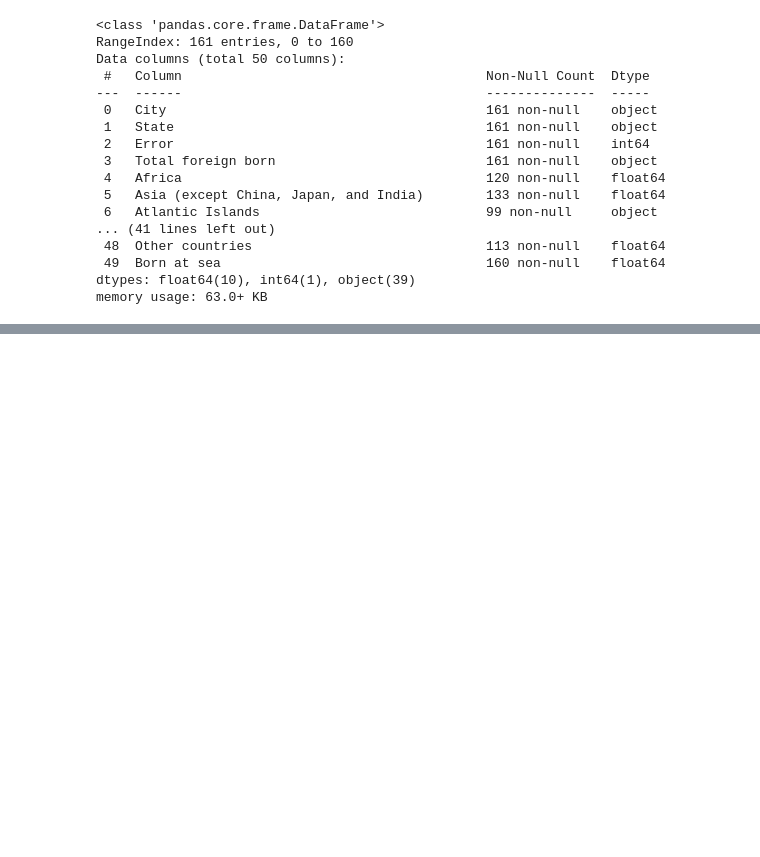
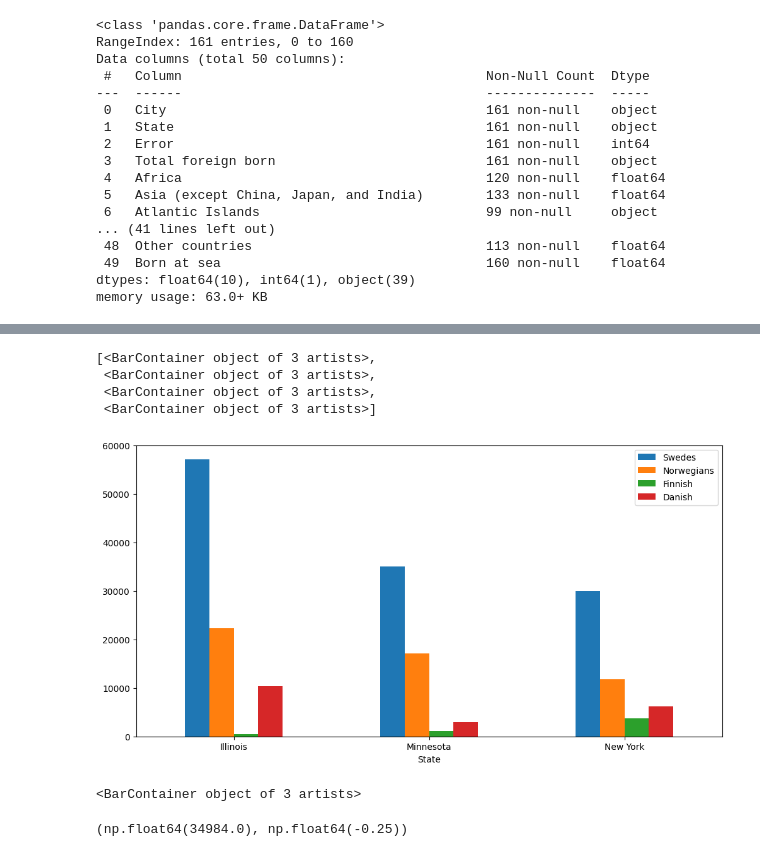
Before and after one commit to mohammadnurulhassan/data_visualization_mohammad_hassan_de24, a Jupyter notebook: code_alongs/03_matplotlib_annotations/matplotlib_annotations.ipynb, the cells around one changed output, grey strips where cells are left out. Saved outputs shown, nothing was run; the diff lists cells and outputs as text; code cells hidden in the pictures; blank space fills up the shorter version.

```diff
--- a/code_alongs/03_matplotlib_annotations/matplotlib_annotations.ipynb
+++ b/code_alongs/03_matplotlib_annotations/matplotlib_annotations.ipynb
@@ -37,0 +77,4 @@ memory usage: 63.0+ KB
+# %%
+for column in columns:
+    df[column]= df_nordic[column].str.replace(",","").astype(int)
+df.head()
@@ -37,0 +201,18 @@ memory usage: 63.0+ KB
+# %%
+fig, ax = nordic_plot()
+
+ax.containers
+# %% [output]
+[<BarContainer object of 3 artists>,
+ <BarContainer object of 3 artists>,
+ <BarContainer object of 3 artists>,
+ <BarContainer object of 3 artists>]
+[figure, added]
+# %%
+ax.containers[0]
+# %% [output]
+<BarContainer object of 3 artists>
+# %%
+ax.containers[0][1].get_height(),ax.containers[0][0].get_x()
+# %% [output]
+(np.float64(34984.0), np.float64(-0.25))
```
Also changed, not shown: parts of 16 cells of this notebook.
